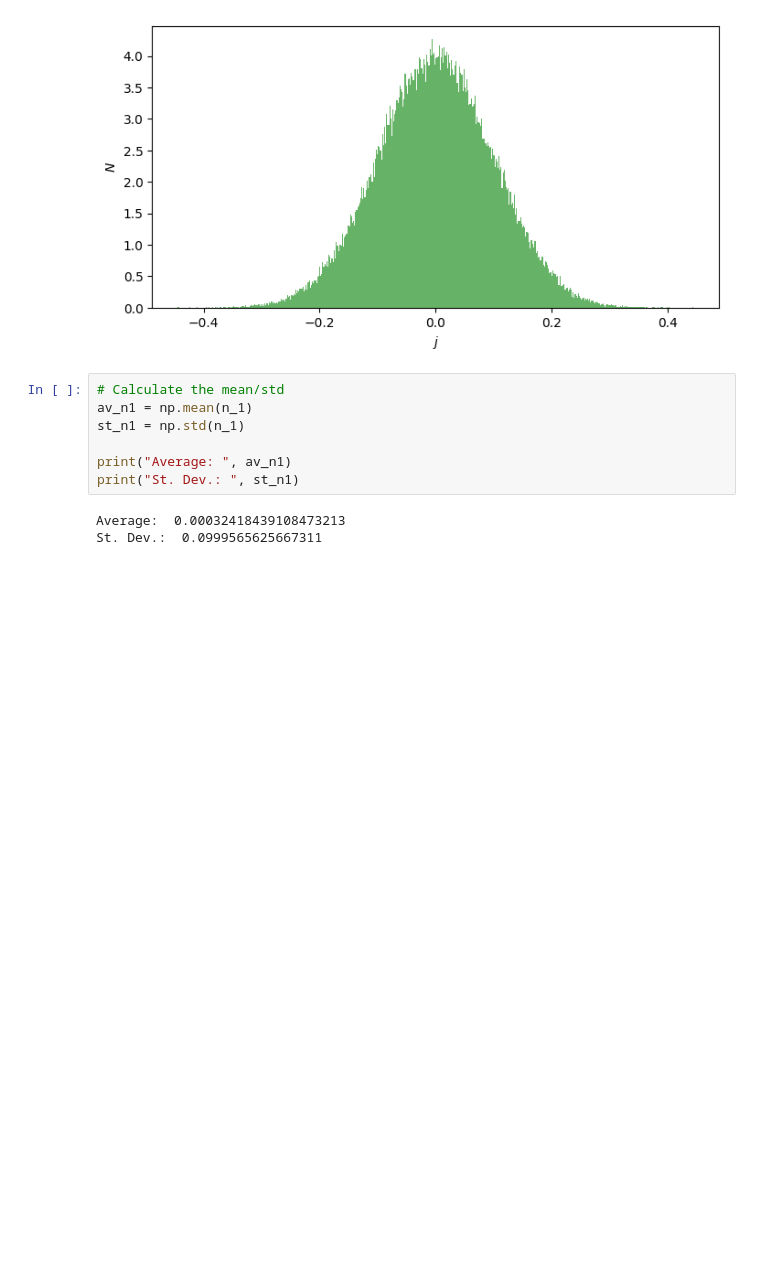
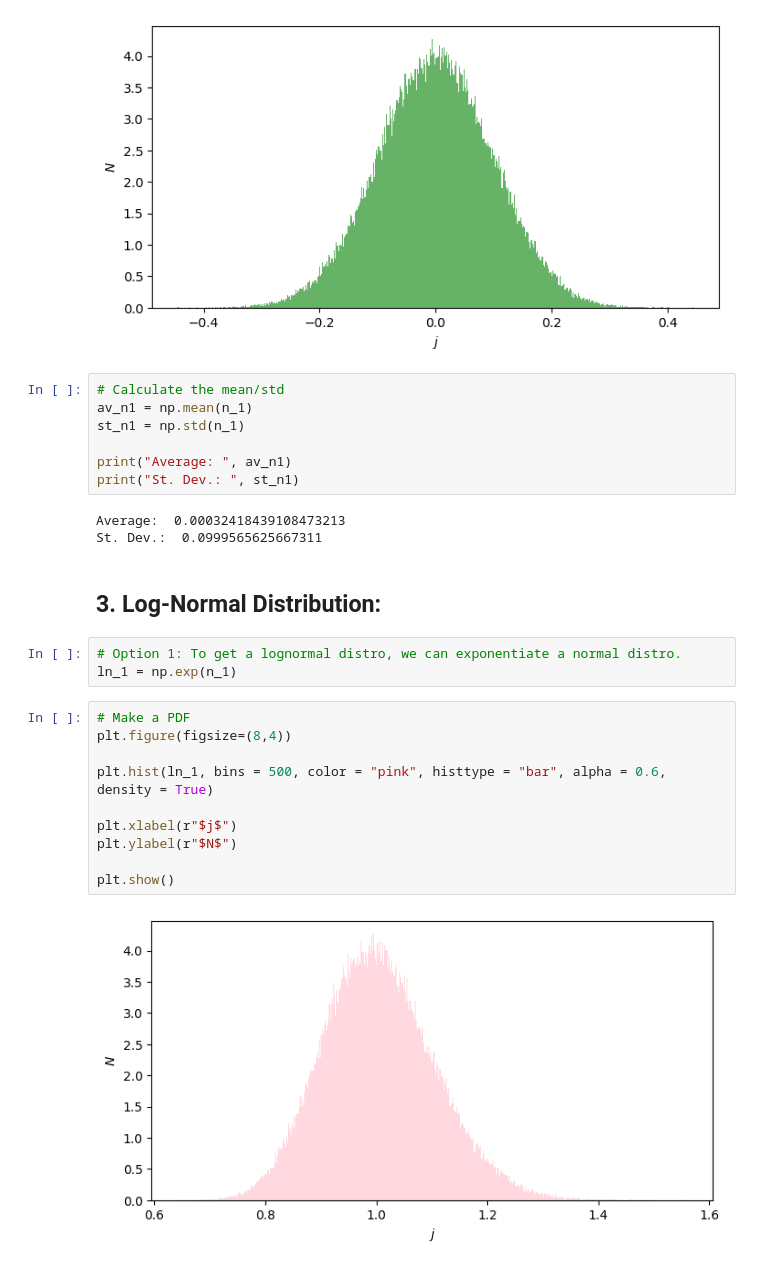
Before and after one commit to wbandabarragan/quantum-mechanics-1, a Jupyter notebook: python-notebooks/python4QM_02.ipynb, the cells around one changed output. Drawn from its saved outputs; the diff is of its cells as text; blank space fills up the shorter version.

```diff
--- a/python-notebooks/python4QM_02.ipynb
+++ b/python-notebooks/python4QM_02.ipynb
@@ -123,3 +123,20 @@ print("St. Dev.: ", st_n1)
 # %% [output]
 Average:  0.00032418439108473213
 St. Dev.:  0.0999565625667311
+# %% [markdown]
+## 3. Log-Normal Distribution:
+# %%
+# Option 1: To get a lognormal distro, we can exponentiate a normal distro.
+ln_1 = np.exp(n_1)
+# %%
+# Make a PDF
+plt.figure(figsize=(8,4))
+
+plt.hist(ln_1, bins = 500, color = "pink", histtype = "bar", alpha = 0.6, density = True)
+
+plt.xlabel(r"$j$")
+plt.ylabel(r"$N$")
+
+plt.show()
+# %% [output]
+[figure, added]
```
Also changed, not shown: parts of 2 cells of this notebook.
